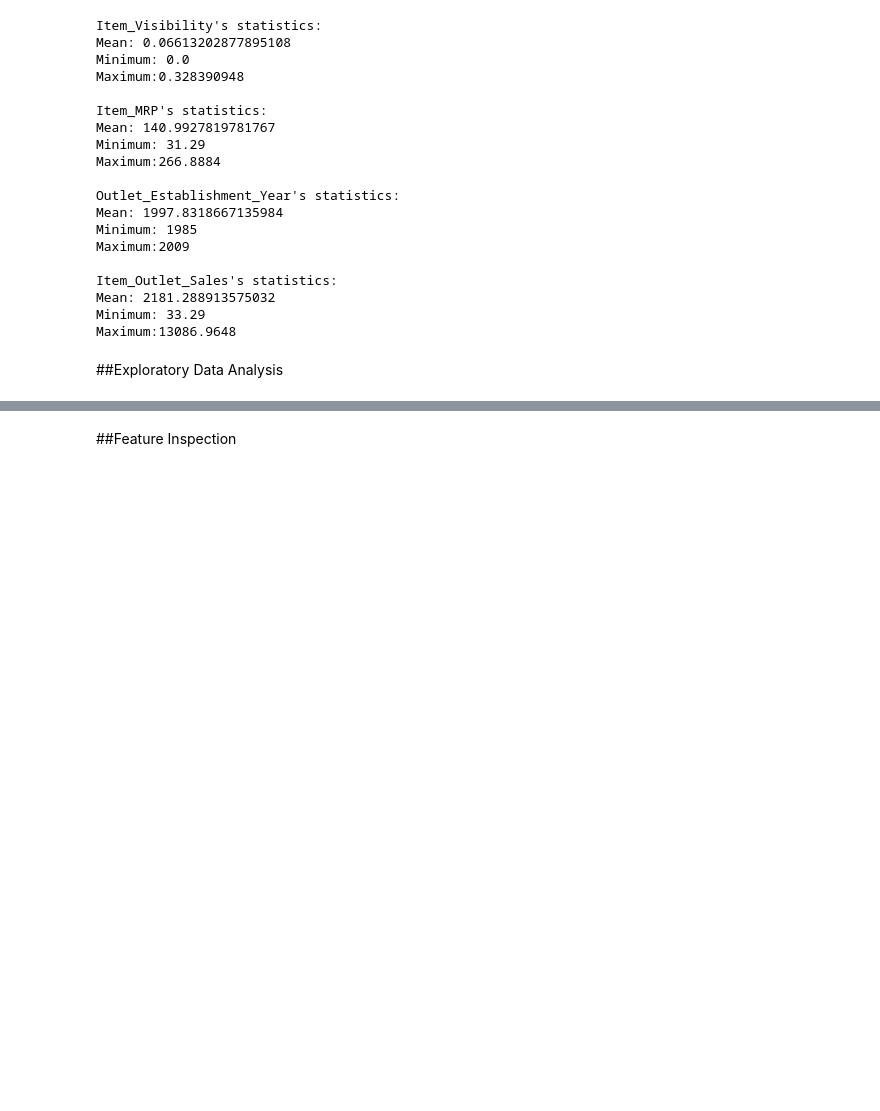
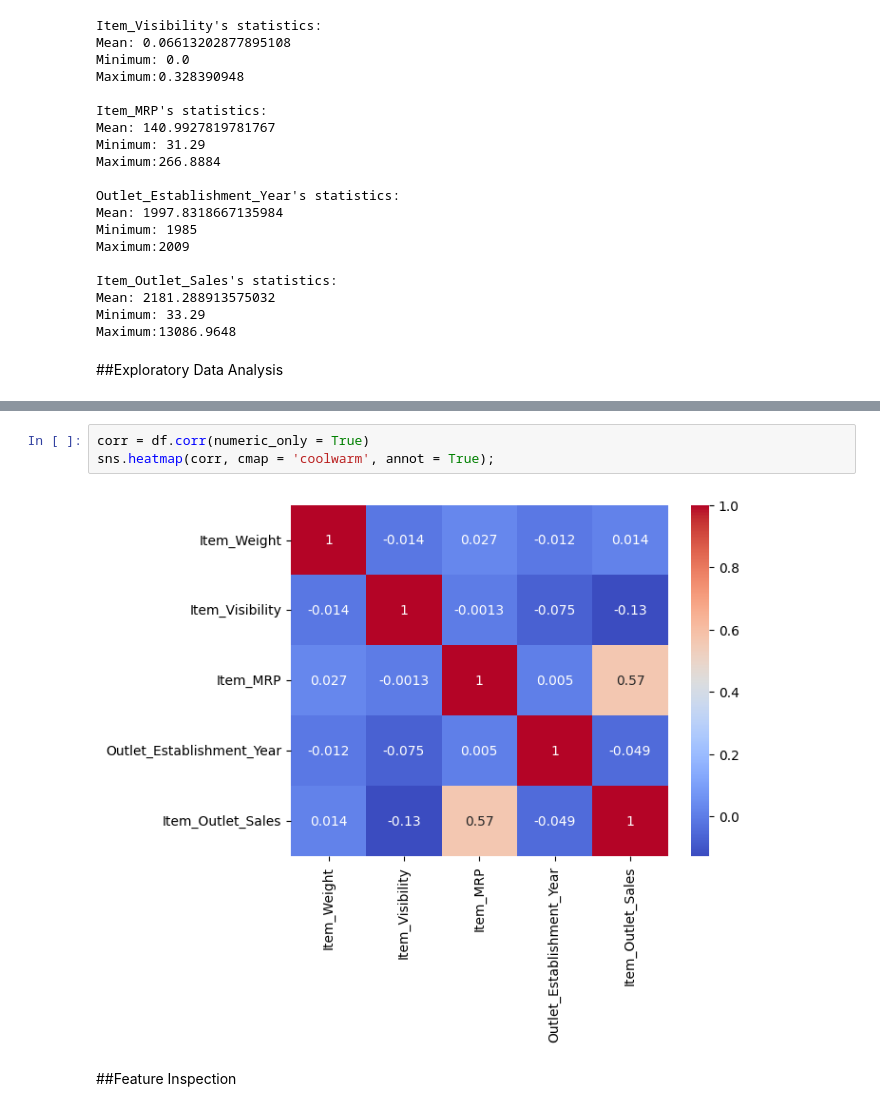
Before and after one commit to twix-ps/Prediction-of-Product-Sales, a Jupyter notebook: Prediction_of_Product_Sales.ipynb, the cells around one changed output, grey strips where cells are left out. Drawn from its saved outputs; the diff is of its cells as text; blank space fills up the shorter version.

```diff
--- a/Prediction_of_Product_Sales.ipynb
+++ b/Prediction_of_Product_Sales.ipynb
@@ -161,2 +191,7 @@ Maximum:13086.9648
+# %%
+corr = df.corr(numeric_only = True)
+sns.heatmap(corr, cmap = 'coolwarm', annot = True);
+# %% [output]
+[figure, added]
 # %% [markdown]
 ##Feature Inspection
```
Also changed, not shown: parts of 7 cells of this notebook.
